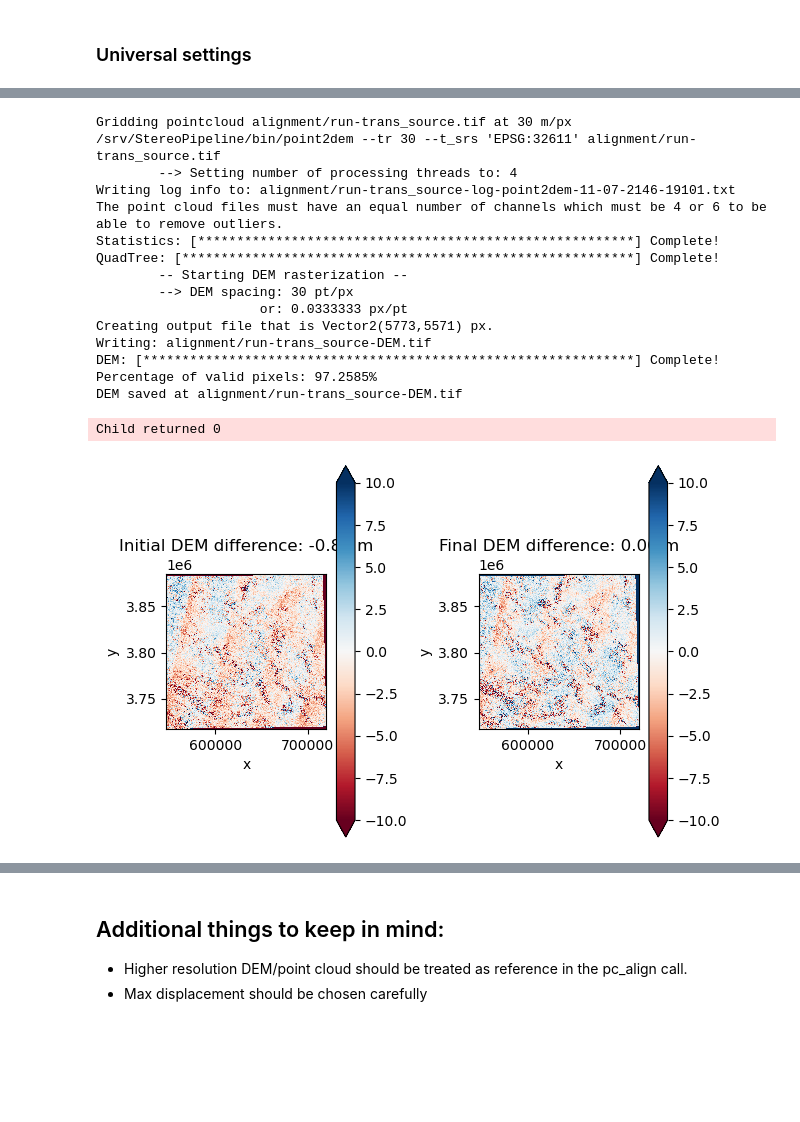
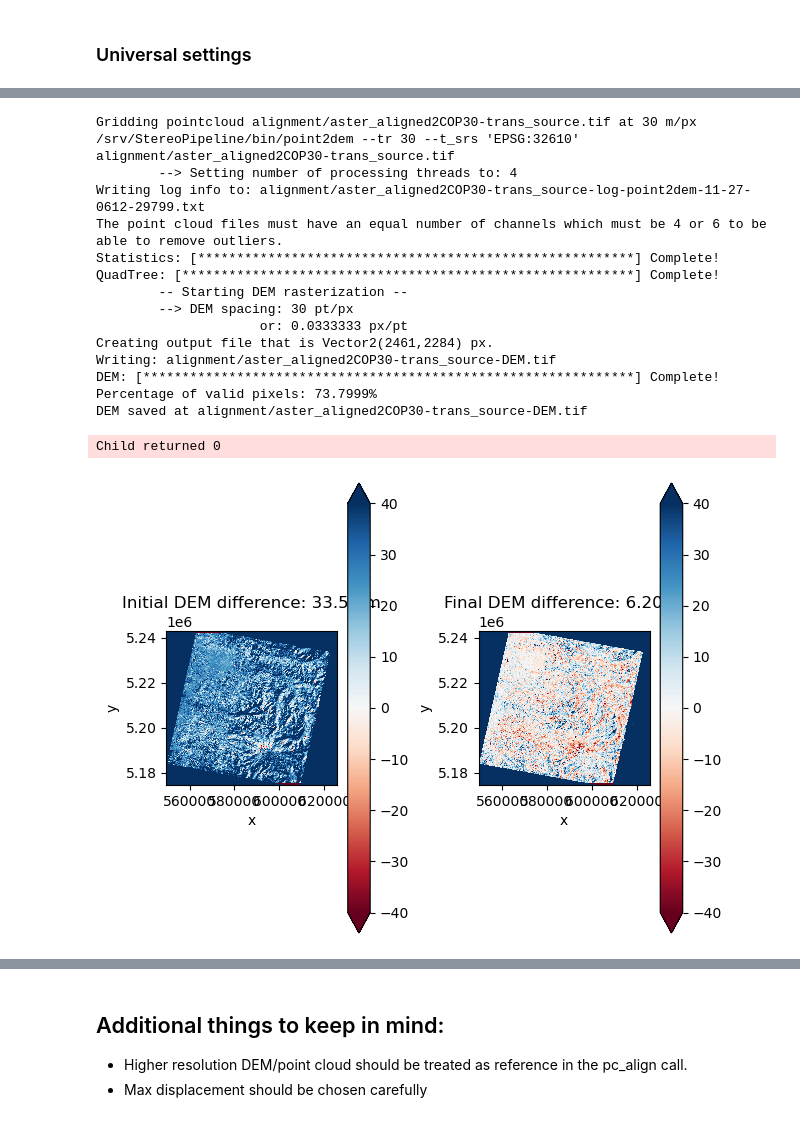
Before and after one commit to uw-cryo/asp_tutorials, a Jupyter notebook: tutorials/example-dem_coregistration.ipynb, the cells around one changed output, grey strips where cells are left out. Drawn from its saved outputs; the diff is of its cells as text; code cells hidden in the pictures; blank space fills up the shorter version.

Commit message:
WIP ASTER DEM alignment example

```diff
--- a/tutorials/example-dem_coregistration.ipynb
+++ b/tutorials/example-dem_coregistration.ipynb
@@ -23,9 +26,11 @@ import rasterio
 # %% [markdown]
 ### Universal settings
 # %%
-verbose = False #  Will only print the bash commands and whether the process ran sucessfully or not
-#verbose = True # will print all the logs printed by ASP
+#verbose = False #  Will only print the bash commands and whether the process ran sucessfully or not
+verbose = True # will print all the logs printed by ASP
 alignment_algortihm = 'point-to-plane' # suggested to use point-to-point if the terrain variability is low (more flat terrain cases)
 max_displacement = 50 #you might have to play with this to adapt to different datasets
+tsrs = 'EPSG:32610' # inpute projection
+tr = 30 #DEM resolution
 # %% [markdown]
 ### Download DEMs to perform registration
@@ -72,0 +70,9 @@ Script is complete
+# %%
+
+# get aoi extent in geographic coordinates
+aoi_extent = asp_utils.subsetBBox(aster_dem_fn,'EPSG:4326')
+#in_crs = rasterio.open(dem_file).crs
+# %%
+opentopo_api_key = 'demoapikeyot2022' #paste your open topography api key within the quotes
+reference_cop30 = asp_utils.get_dem('COP30',aoi_extent,apikey=opentopo_api_key,proj=tsrs)
+reference_cop30
@@ -73,11 +88,8 @@ Script is complete
 # %%
 pc_align = find_executable('pc_align')
-refdem = os.path.splitext(srtm_ellipsoidal_fn)[0]+"_proj.tif"
-src_dem = os.path.splitext(aw3D30_ellipsoidal_fn)[0]+"_proj.tif"
-alignment_dir  = 'alignment/run'
+refdem = reference_cop30
+src_dem = aster_dem_fn
+alignment_dir  = 'alignment/aster_aligned2COP30'
 alignment_call = f'{pc_align} --highest-accuracy  --save-transformed-source-points --alignment-method {alignment_algortihm}  --max-displacement {max_displacement} {refdem} {src_dem} -o {alignment_dir}'
-if verbose:
-    ! alignment_call
-else:
-    asp_utils.run_bash_command(alignment_call)
+asp_utils.run_bash_command(alignment_call,verbose=verbose)
 # %% [output]
@@ -120,35 +132,33 @@ Child returned 0
 # %%
 ### Tada: we have the aligned pointcloud. Note the log printed above for some important observations, such as: input and output error statistics, Translation vector (North-East-Down, meter) etc
 ## The output is in ASP 4-band point cloud tiff file. We will need to re-grid it to generate the aligned source DEM.
+## Recall the point2dem gridding call in the stereo processing tutorial
 point2dem = find_executable('point2dem')
 tr = tr
-tsrs = t_srs
+tsrs = tsrs
 #p2dem_args = '--errorimage'
 pointcloud = glob.glob(alignment_dir+'*-trans_source.tif')[0]
 print ("Gridding pointcloud {} at {} m/px".format(pointcloud,tr))
 point2dem_call  = f"{point2dem} --tr {tr} --t_srs '{tsrs}' {pointcloud}"
-if verbose:
-    ! $point2dem_call
-else:
-    asp_utils.run_bash_command(point2dem_call)
+asp_utils.run_bash_command(point2dem_call,verbose=verbose)
 aligned_dem = glob.glob(alignment_dir+'*-DEM.tif')[0]
-print("DEM saved at {}".format(dem))
+print("DEM saved at {}".format(aligned_dem))
 # %% [output]
-Gridding pointcloud alignment/run-trans_source.tif at 30 m/px
-/srv/StereoPipeline/bin/point2dem --tr 30 --t_srs 'EPSG:32611' alignment/run-trans_source.tif
+Gridding pointcloud alignment/aster_aligned2COP30-trans_source.tif at 30 m/px
+/srv/StereoPipeline/bin/point2dem --tr 30 --t_srs 'EPSG:32610' alignment/aster_aligned2COP30-trans_source.tif
         --> Setting number of processing threads to: 4
-Writing log info to: alignment/run-trans_source-log-point2dem-11-07-2146-19101.txt
+Writing log info to: alignment/aster_aligned2COP30-trans_source-log-point2dem-11-27-0612-29799.txt
 The point cloud files must have an equal number of channels which must be 4 or 6 to be able to remove outliers.
 Statistics: [********************************************************] Complete!
 QuadTree: [**********************************************************] Complete!
         -- Starting DEM rasterization --
         --> DEM spacing: 30 pt/px
                      or: 0.0333333 px/pt
-Creating output file that is Vector2(5773,5571) px.
-Writing: alignment/run-trans_source-DEM.tif
+Creating output file that is Vector2(2461,2284) px.
+Writing: alignment/aster_aligned2COP30-trans_source-DEM.tif
 DEM: [***************************************************************] Complete!
-Percentage of valid pixels: 97.2585%
-DEM saved at alignment/run-trans_source-DEM.tif
+Percentage of valid pixels: 73.7999%
+DEM saved at alignment/aster_aligned2COP30-trans_source-DEM.tif
 Child returned 0
 # %%
 ## Visualize the change before and after DEM alignment
@@ -158,13 +168,15 @@ aligned_dem_ar = rioxarray.open_rasterio(aligned_dem)
 # %%
 diff = refdem_ar - src_dem_ar.rio.reproject_match(refdem_ar,resampling=rasterio.enums.Resampling.bilinear)
 aligned_diff = refdem_ar - aligned_dem_ar.rio.reproject_match(refdem_ar,resampling=rasterio.enums.Resampling.bilinear)
 f,ax = plt.subplots(1,2)
-diff.plot(vmin=-10, vmax=10, cmap="RdBu",ax=ax[0])
+clim = (-40,40)
+diff.plot(vmin=clim[0], vmax=clim[1], cmap="RdBu",ax=ax[0])
 ax[0].set_title(f"Initial DEM difference: {diff.median().item():.2f} m")
-aligned_diff.plot(vmin=-10, vmax=10, cmap="RdBu",ax=ax[1])
+aligned_diff.plot(vmin=clim[0], vmax=clim[1], cmap="RdBu",ax=ax[1])
 ax[1].set_title(f"Final DEM difference: {aligned_diff.median().item():.2f} m")
-plt.tight_layout()
+
 for axa in ax.ravel():
     axa.set_aspect('equal')
+plt.tight_layout()
 # %% [output]
-[figure, old version]
+[figure, new version]
```
Also changed, not shown: parts of 16 cells of this notebook.
